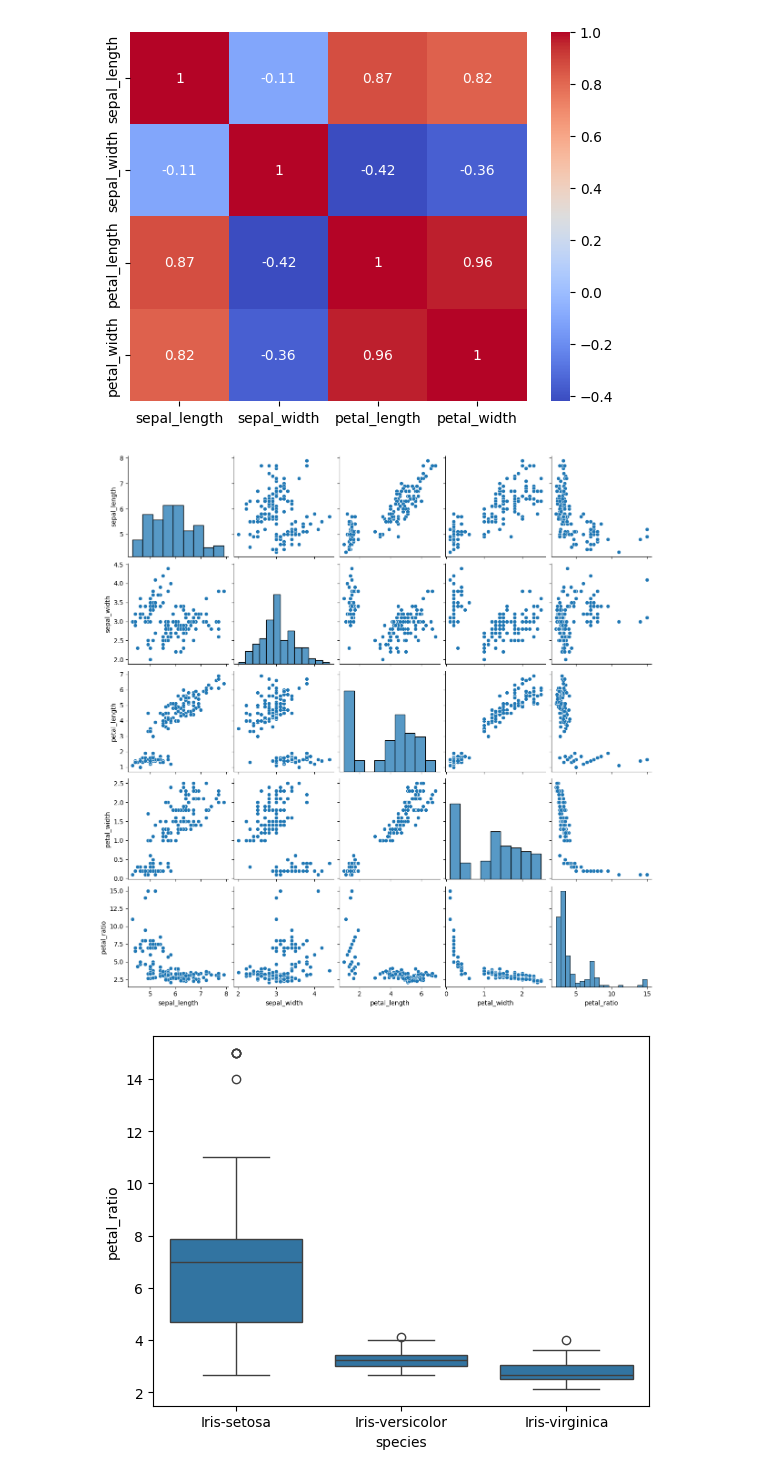
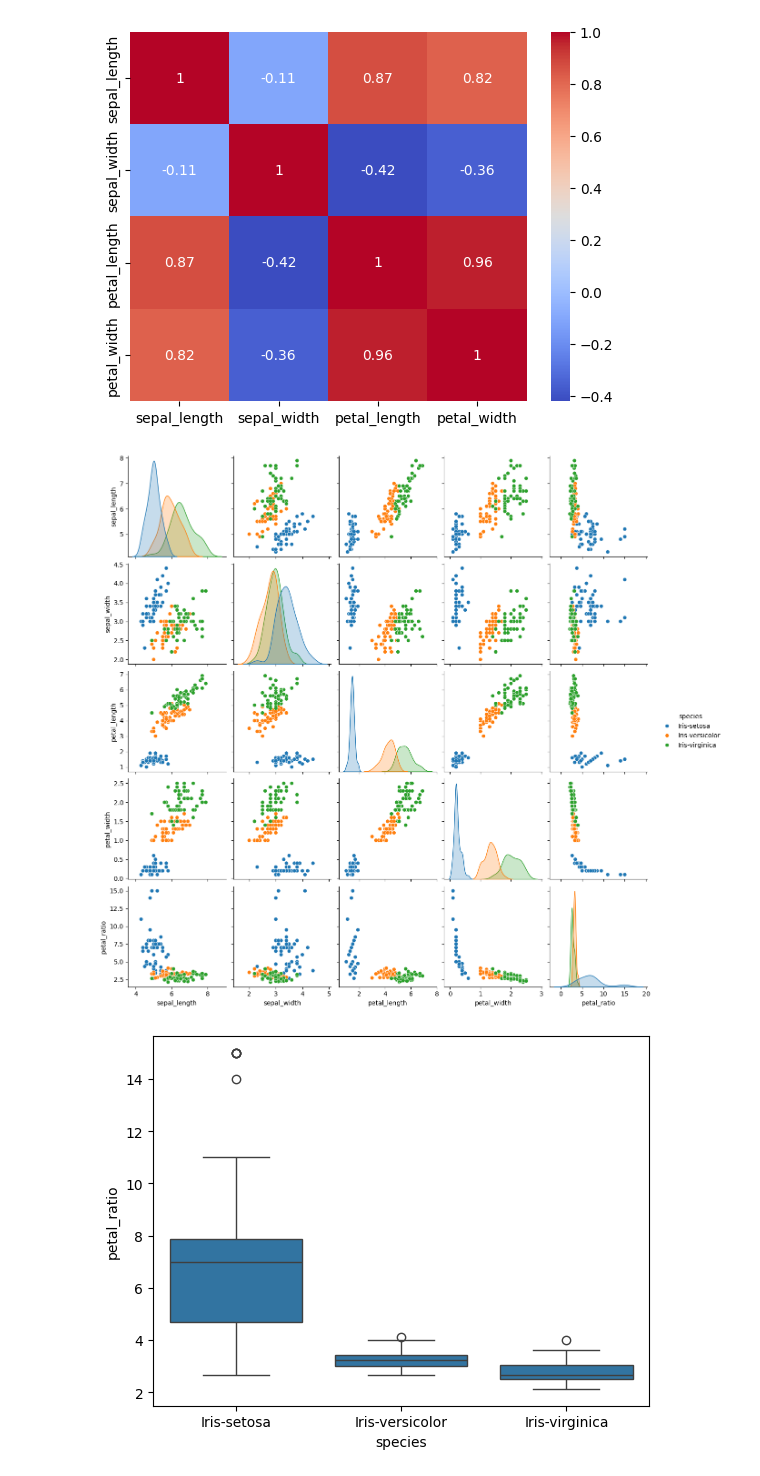
Before and after one commit to alirezasamei/AI_HW, a Jupyter notebook: HW_04/1.ipynb, the cells around one changed output. Saved outputs shown, nothing was run; the diff lists cells and outputs as text; code cells hidden in the pictures.

```diff
--- a/HW_04/1.ipynb
+++ b/HW_04/1.ipynb
@@ -60,10 +60,10 @@ plt.show()
 # %% [output]
 [figure]
 # %%
-sns.pairplot(df)
+sns.pairplot(df ,hue="species")
 plt.show()
 # %% [output]
-[figure, old version]
+[figure, new version]
 # %%
 sns.boxplot(df, x="species", y= "petal_ratio")
 plt.show()
```
Also changed, not shown: 15 other files.
